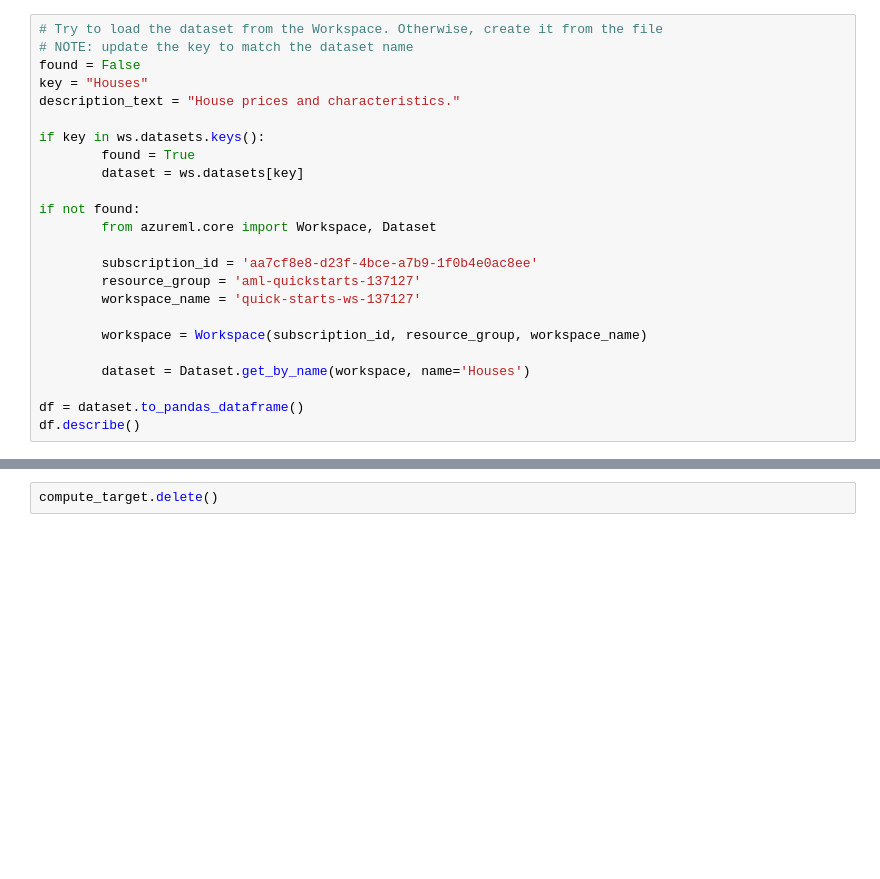
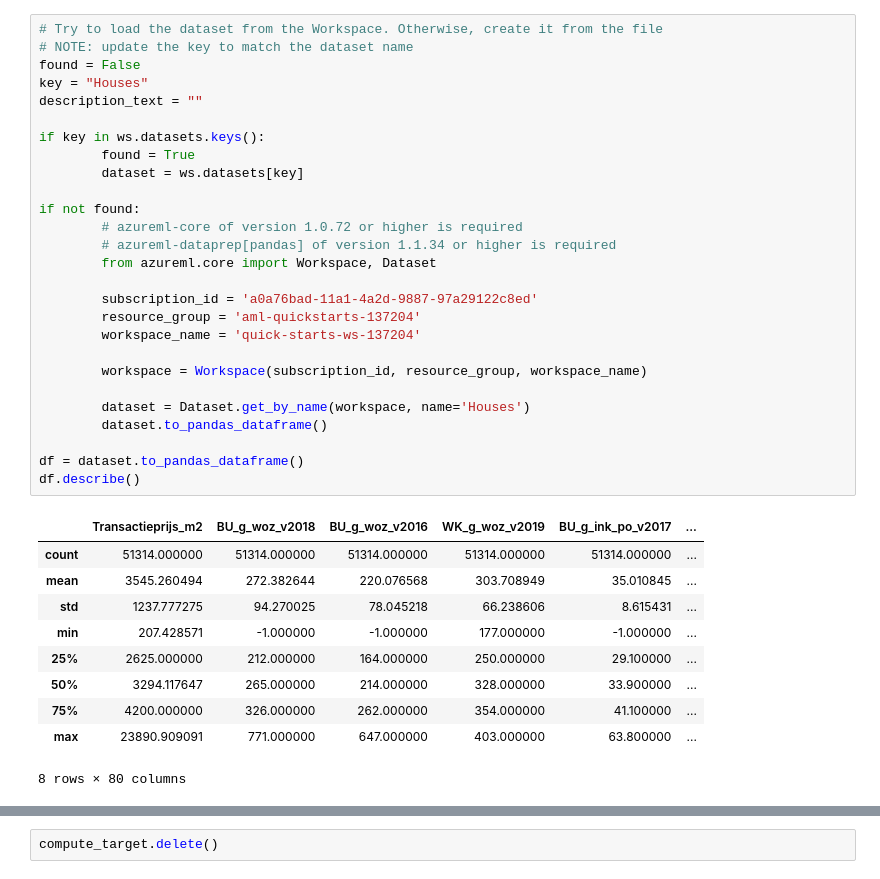
Before and after one commit to sparks-ai/Capstone_MLE_Azure, a Jupyter notebook: AutoML_SDK.ipynb, the cells around one changed output, grey strips where cells are left out. Saved outputs shown, nothing was run; the diff lists cells and outputs as text; blank space fills up the shorter version.

```diff
--- a/AutoML_SDK.ipynb
+++ b/AutoML_SDK.ipynb
@@ -50,26 +72,40 @@ ws.datasets.keys()
 # %%
 # Try to load the dataset from the Workspace. Otherwise, create it from the file
 # NOTE: update the key to match the dataset name
 found = False
 key = "Houses"
-description_text = "House prices and characteristics."
+description_text = ""
 
 if key in ws.datasets.keys():
         found = True
         dataset = ws.datasets[key]
 
 if not found:
+        # azureml-core of version 1.0.72 or higher is required
+        # azureml-dataprep[pandas] of version 1.1.34 or higher is required
         from azureml.core import Workspace, Dataset
 
-        subscription_id = 'aa7cf8e8-d23f-4bce-a7b9-1f0b4e0ac8ee'
-        resource_group = 'aml-quickstarts-137127'
-        workspace_name = 'quick-starts-ws-137127'
+        subscription_id = 'a0a76bad-11a1-4a2d-9887-97a29122c8ed'
+        resource_group = 'aml-quickstarts-137204'
+        workspace_name = 'quick-starts-ws-137204'
 
         workspace = Workspace(subscription_id, resource_group, workspace_name)
 
         dataset = Dataset.get_by_name(workspace, name='Houses')
+        dataset.to_pandas_dataframe()
 
 df = dataset.to_pandas_dataframe()
 df.describe()
+# %% [output]
+|  | Transactieprijs_m2 | BU_g_woz_v2018 | BU_g_woz_v2016 | WK_g_woz_v2019 | BU_g_ink_po_v2017 | ... |
+| count | 51314.000000 | 51314.000000 | 51314.000000 | 51314.000000 | 51314.000000 | ... |
+| mean | 3545.260494 | 272.382644 | 220.076568 | 303.708949 | 35.010845 | ... |
+| std | 1237.777275 | 94.270025 | 78.045218 | 66.238606 | 8.615431 | ... |
+| min | 207.428571 | -1.000000 | -1.000000 | 177.000000 | -1.000000 | ... |
+| 25% | 2625.000000 | 212.000000 | 164.000000 | 250.000000 | 29.100000 | ... |
+| 50% | 3294.117647 | 265.000000 | 214.000000 | 328.000000 | 33.900000 | ... |
+| 75% | 4200.000000 | 326.000000 | 262.000000 | 354.000000 | 41.100000 | ... |
+| max | 23890.909091 | 771.000000 | 647.000000 | 403.000000 | 63.800000 | ... |
+8 rows × 80 columns
 # %%
 dataset.take(5).to_pandas_dataframe()
```
Also changed, not shown: parts of 11 cells of this notebook.
